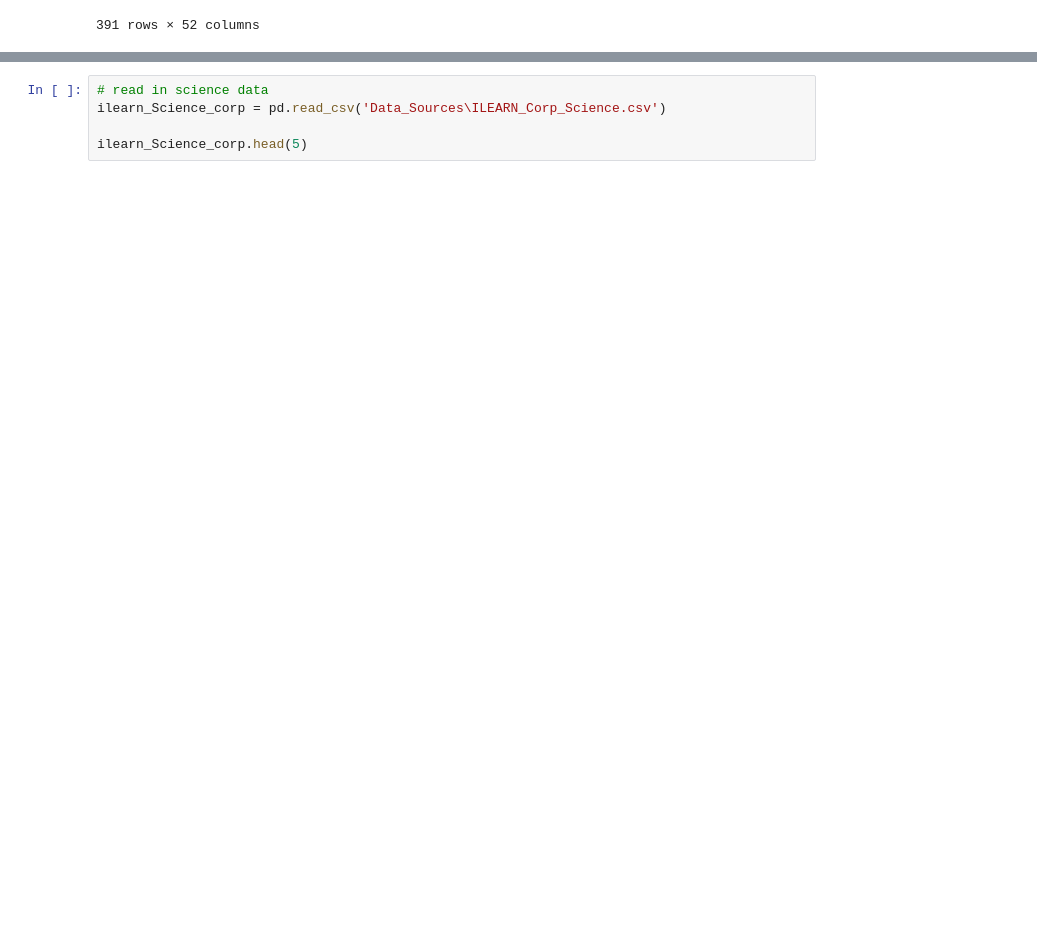
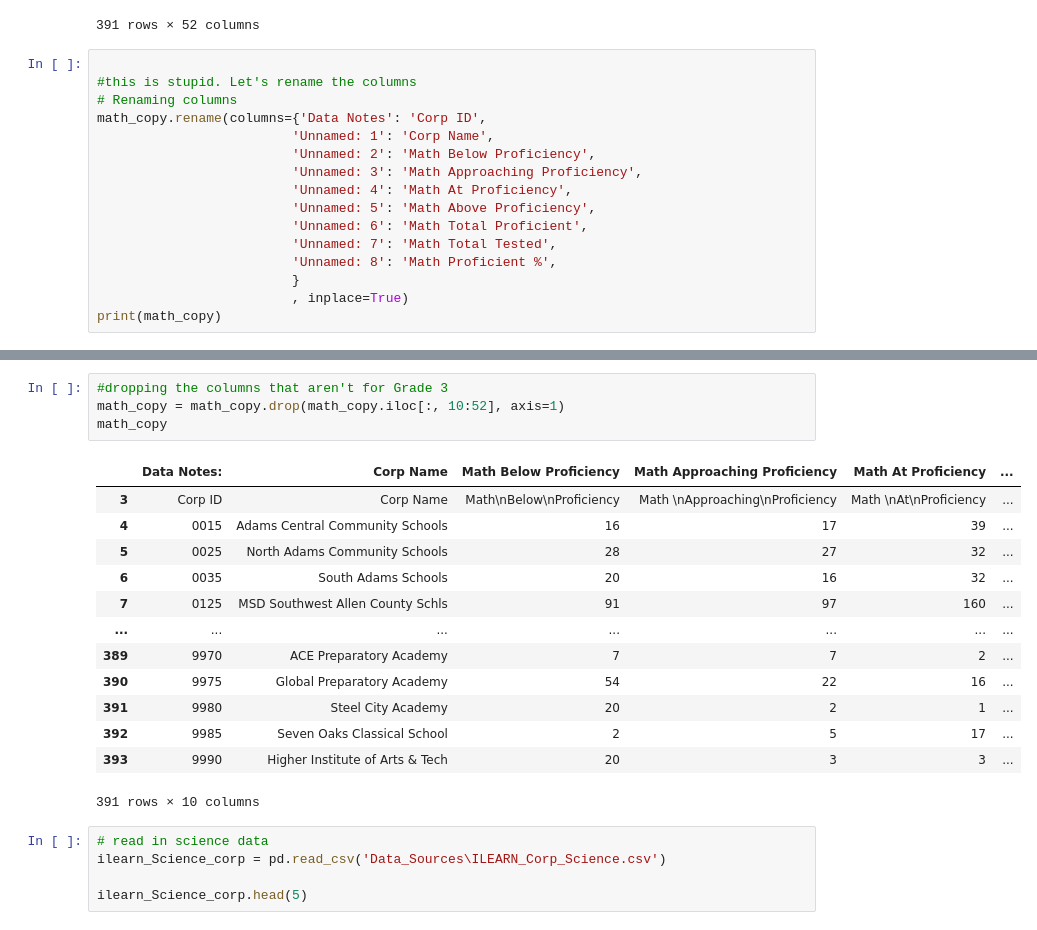
Before and after one commit to RachTheRad/SoIN_Housing_Analysis, a Jupyter notebook: HouAna_Capstone.ipynb, the cells around one changed output, grey strips where cells are left out. Saved outputs shown, nothing was run; the diff lists cells and outputs as text; blank space fills up the shorter version.

```diff
--- a/HouAna_Capstone.ipynb
+++ b/HouAna_Capstone.ipynb
@@ -411,3 +460,19 @@ math_copy
 | 392 | 9985 | Seven Oaks Classical School | 2 | 5 | 17 | 28 | 45 | 52 | ... |
 | 393 | 9990 | Higher Institute of Arts & Tech | 20 | 3 | 3 | 0 | 3 | 26 | ... |
 391 rows × 52 columns
+# %%
+
+#this is stupid. Let's rename the columns
+# Renaming columns
+math_copy.rename(columns={'Data Notes': 'Corp ID',
+                         'Unnamed: 1': 'Corp Name',
+                         'Unnamed: 2': 'Math Below Proficiency',
+                         'Unnamed: 3': 'Math Approaching Proficiency',
+                         'Unnamed: 4': 'Math At Proficiency',
+                         'Unnamed: 5': 'Math Above Proficiency',
+                         'Unnamed: 6': 'Math Total Proficient',
+                         'Unnamed: 7': 'Math Total Tested',
+                         'Unnamed: 8': 'Math Proficient %',
+                         }
+                         , inplace=True)
+print(math_copy)
@@ -414,3 +497,21 @@ math_copy
+# %%
+#dropping the columns that aren't for Grade 3
+math_copy = math_copy.drop(math_copy.iloc[:, 10:52], axis=1)
+math_copy
+# %% [output]
+|  | Data Notes: | Corp Name | Math Below Proficiency | Math Approaching Proficiency | Math At Proficiency | ... |
+| 3 | Corp ID | Corp Name | Math\nBelow\nProficiency | Math \nApproaching\nProficiency | Math \nAt\nProficiency | ... |
+| 4 | 0015 | Adams Central Community Schools | 16 | 17 | 39 | ... |
+| 5 | 0025 | North Adams Community Schools | 28 | 27 | 32 | ... |
+| 6 | 0035 | South Adams Schools | 20 | 16 | 32 | ... |
+| 7 | 0125 | MSD Southwest Allen County Schls | 91 | 97 | 160 | ... |
+| ... | ... | ... | ... | ... | ... | ... |
+| 389 | 9970 | ACE Preparatory Academy | 7 | 7 | 2 | ... |
+| 390 | 9975 | Global Preparatory Academy | 54 | 22 | 16 | ... |
+| 391 | 9980 | Steel City Academy | 20 | 2 | 1 | ... |
+| 392 | 9985 | Seven Oaks Classical School | 2 | 5 | 17 | ... |
+| 393 | 9990 | Higher Institute of Arts & Tech | 20 | 3 | 3 | ... |
+391 rows × 10 columns
 # %%
 # read in science data
 ilearn_Science_corp = pd.read_csv('Data_Sources\ILEARN_Corp_Science.csv')
```
Also changed, not shown: parts of 10 cells of this notebook.
